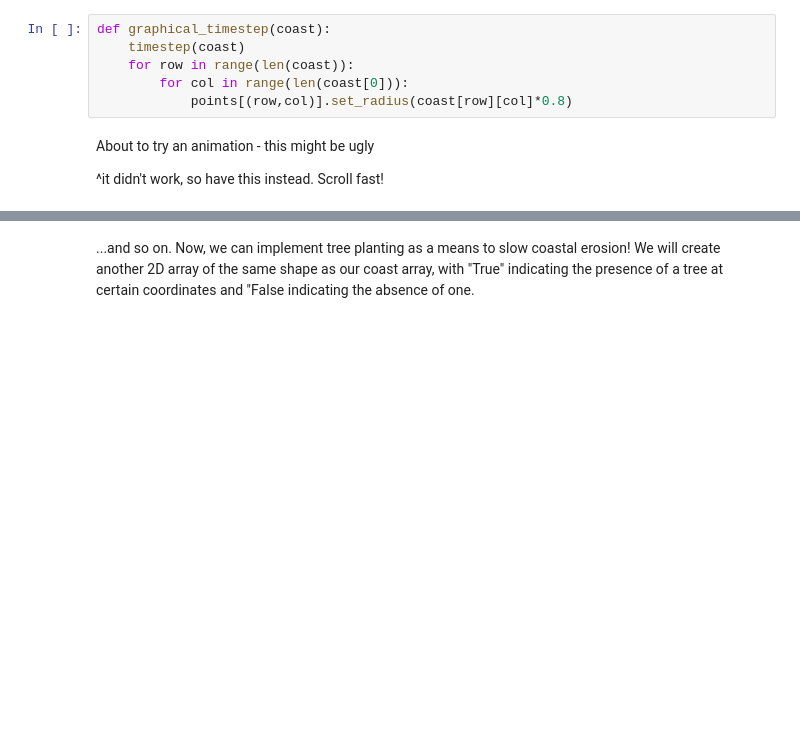
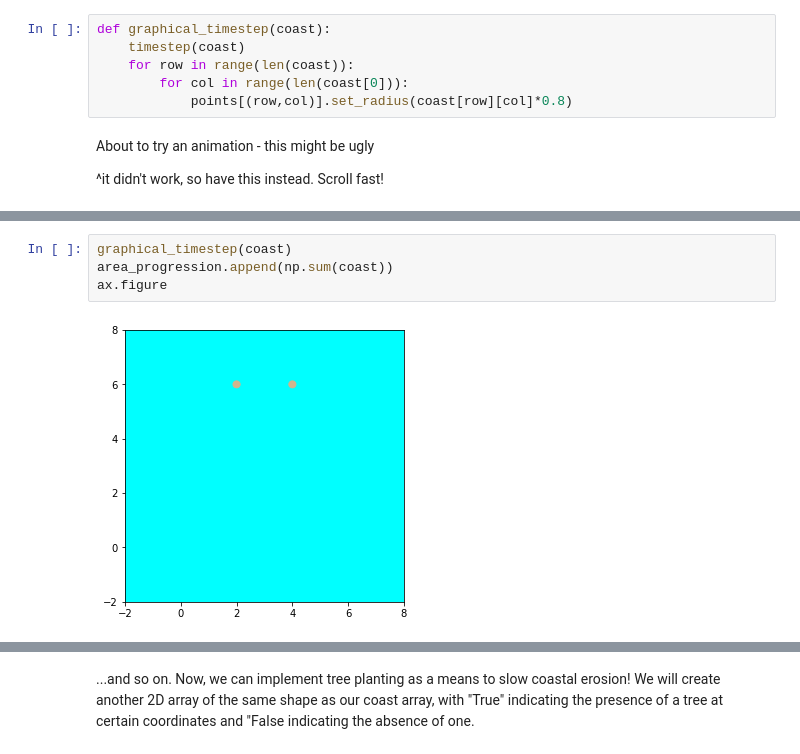
Before and after one commit to dcperriseau/Coastline-Capstone-, a Jupyter notebook: erosion_model.ipynb, the cells around one changed output, grey strips where cells are left out. Saved outputs shown, nothing was run; the diff lists cells and outputs as text; blank space fills up the shorter version.

```diff
--- a/erosion_model.ipynb
+++ b/erosion_model.ipynb
@@ -150,0 +171,6 @@ ax.figure
+# %%
+graphical_timestep(coast)
+area_progression.append(np.sum(coast))
+ax.figure
+# %% [output]
+[figure, added]
```
Also changed, not shown: parts of 88 cells of this notebook.
